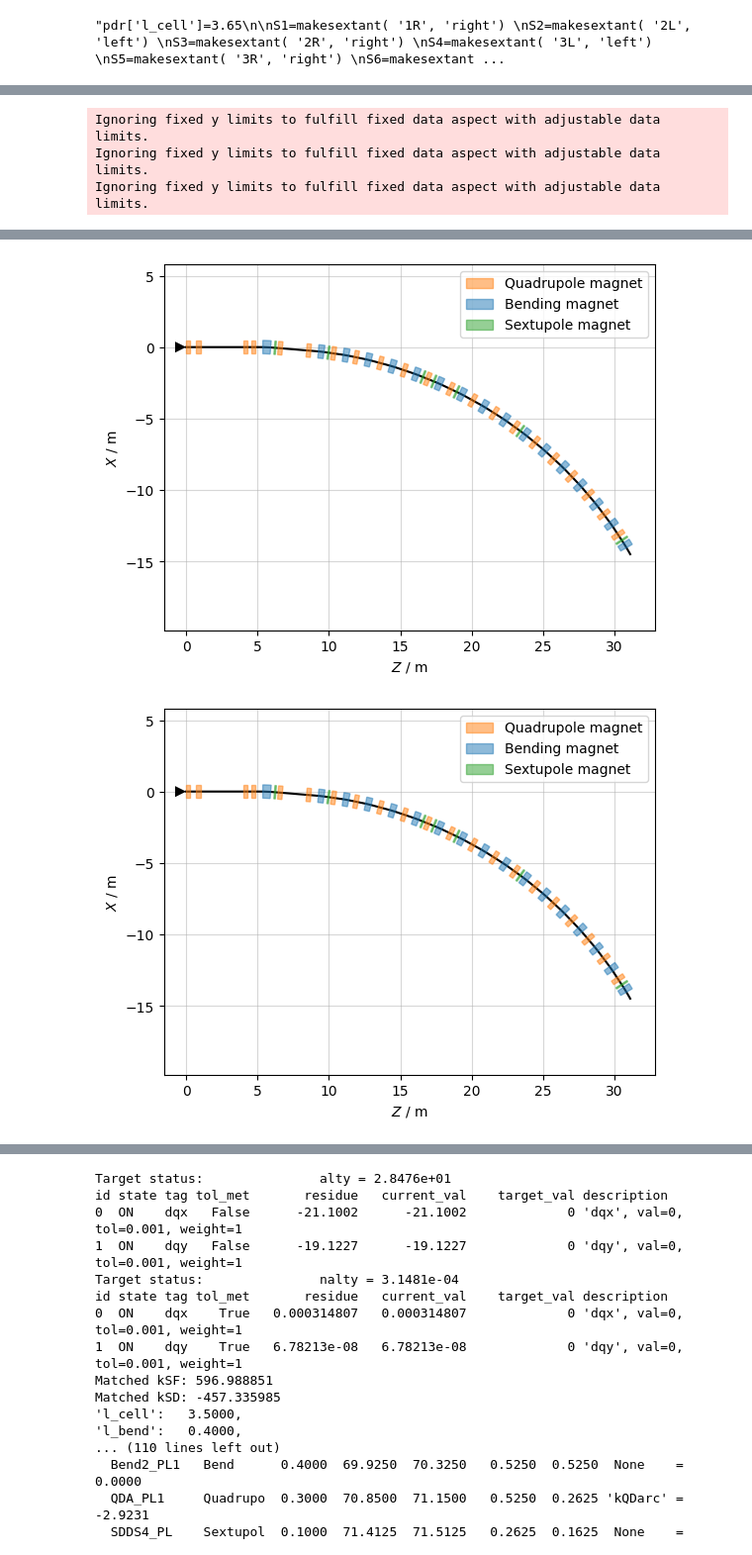
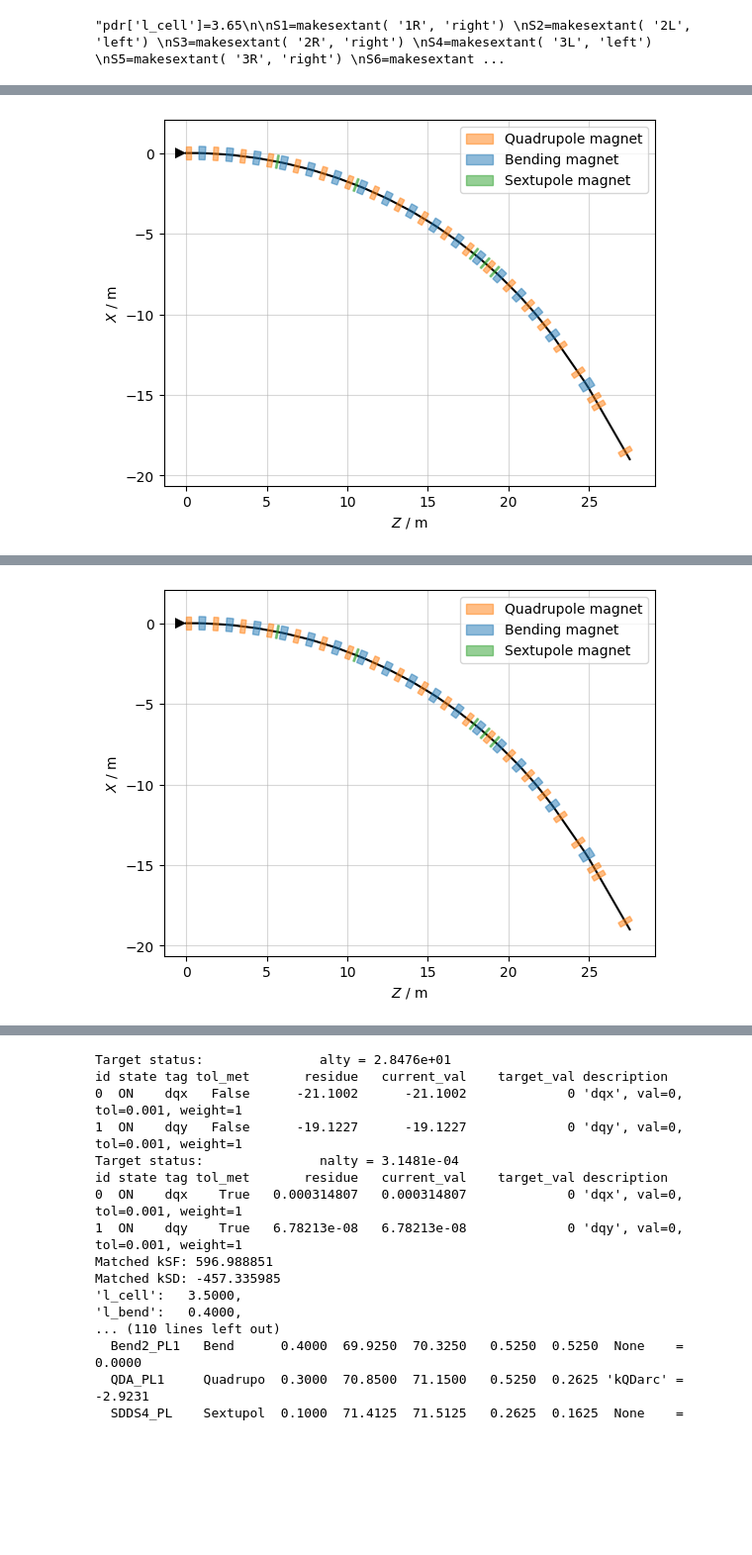
Before and after one commit to Maddie-jpg/polarizer-ring-studies, a Jupyter notebook: sextupole positioning workflow_design1.ipynb, the cells around one changed output, grey strips where cells are left out. Shown at 99% size. Cells and saved outputs as stored; diff of their text form; code cells hidden in the pictures; blank space fills up the shorter version.

```diff
--- a/sextupole positioning workflow_design1.ipynb
+++ b/sextupole positioning workflow_design1.ipynb
@@ -279,18 +276,16 @@ S6=makesextant( '1L', 'left'); S6.tag = '1L'
 right_sextants=[S1,S3,S5]
 for sextant in right_sextants:
     # 1. Define the inserts with unique names manually or using a list
-    tab1 = sextant.get_table()
+    tab = sextant.get_table()
 
-    # 2. Define your drift offset (e.g., half of l_drift)
-    # Since you're outside the function, you might need to use a number like 0.3
-    drift_offset=pdr['l_drift']/2
+
 
     name = sextant.tag
     inserts_R = [
         {'name': f'SFDS1_{name}', 'type': 'SFDS', 'at': 'l_drift/2', 'from': f'QFA_{name}2'},
         {'name': f'SFDS2_{name}', 'type': 'SFDS', 'at': 'l_drift/2', 'from': f'Bend2_{name}6'},
         {'name': f'SFDS3_{name}', 'type': 'SFDS', 'at': 'l_drift/2', 'from': f'QFA_{name}5'},
-        {'name': f'SFDS4_{name}', 'type': 'SFDS', 'at': 'l_drift/2', 'from': f'QFDS_{name}'},
+        #{'name': f'SFDS4_{name}', 'type': 'SFDS', 'at': 'l_drift/2', 'from': f'QFDS_{name}'},
         {'name': f'SDDS1_{name}', 'type': 'SDDS', 'at': 'l_drift/2', 'from': f'QDA_{name}2'},
         {'name': f'SDDS2_{name}', 'type': 'SDDS', 'at': 'l_drift/2', 'from': f'QDA_{name}6'},
         {'name': f'SDDS3_{name}', 'type': 'SDDS', 'at': 'l_drift/2', 'from': f'Bend2_{name}6'}
@@ -298,21 +293,27 @@ for sextant in right_sextants:
 
     for ins in inserts_R:
         anchor = ins['from']
+        row = tab.rows[anchor]
+
+        anchor_index=np.where(tab.name == anchor)[0][0]
+        drift_index = anchor_index + 1
+
+        pos_center = (tab.s[drift_index] + tab.s_end[drift_index]) / 2
 
         # Get the s-position of the anchor magnet from the table
         # tab1['s', anchor] gives the position of the START of the magnet
         # We add the magnet's length to get the position of its END
 
-        pos_at_end = tab1.rows[anchor].s_end[0]+drift_offset
+        #pos_at_end = tab1.rows[anchor].s_end[0]+drift_offset
 
         # We grab the element object from the environment (pdr.elements)
         sextant.insert_element(
             name=ins['name'],
             element=pdr.elements[ins['type']],
-            at_s=pos_at_end,
+            at_s=pos_center,
         )
     print('Successfully inserted for', sextant)
-    sextant.survey().plot
+    sextant.survey().plot()
     plt.show()
 
 left_sextants=[S2,S4,S6]
@@ -330,26 +331,30 @@ for sextant in left_sextants:
         {'name': f'SFDS2_{name}', 'type': 'SFDS', 'from': f'QFA_{name}4'},
         {'name': f'SDDS1_{name}', 'type': 'SDDS', 'from': f'QDA_{name}4'},
         {'name': f'SDDS2_{name}', 'type': 'SDDS', 'from': f'QDA_{name}6'},
-        {'name': f'SDDS3_{name}', 'type': 'SDDS', 'from': f'Bend2_{name}6'},
-        {'name': f'SDDS4_{name}', 'type': 'SDDS', 'from': f'QDA_{name}1'},
-        {'name': f'SDDS5_{name}', 'type': 'SDDS', 'from': f'Bend2_{name}8'}
+        #{'name': f'SDDS3_{name}', 'type': 'SDDS', 'from': f'Bend2_{name}6'},
+        #{'name': f'SDDS4_{name}', 'type': 'SDDS', 'from': f'QDA_{name}1'},
+       # {'name': f'SDDS5_{name}', 'type': 'SDDS', 'from': f'Bend2_{name}8'}
     ]
 
     for ins in inserts_L:
         anchor = ins['from']
+
         if anchor not in tab1.name:
-            print(f'Anchor {anchor} not found for sextant {name}')
-        # Get the s-position of the anchor magnet from the table
-        # tab1['s', anchor] gives the position of the START of the magnet
-        # We add the magnet's length to get the position of its END
+            print(f'Anchor{anchor} not found for sextant {name}')
 
-        pos_at_end = tab1.rows[anchor].s_end[0]+drift_offset
+        else:
+            row = tab.rows[anchor]
+
+            anchor_index=np.where(tab.name == anchor)[0][0]
+            drift_index = anchor_index + 1
+
+            pos_center = (tab.s[drift_index] + tab.s_end[drift_index]) / 2
 
         # We grab the element object from the environment (pdr.elements)
         sextant.insert_element(
             name=ins['name'],
             element=pdr.elements[ins['type']],
-            at_s=pos_at_end,
+            at_s=pos_center,
         )
     print('Successfully inserted for', sextant)
     sextant.survey().plot()
@@ -357,0 +363 @@ Successfully inserted for Line(mode=normal, 88 elements)
+[figure, new version]
@@ -358,0 +365 @@ Successfully inserted for Line(mode=normal, 88 elements)
+[figure, new version]
@@ -362,3 +368,0 @@ Successfully inserted for Line(mode=normal, 90 elements)
-Ignoring fixed y limits to fulfill fixed data aspect with adjustable data limits.
-Ignoring fixed y limits to fulfill fixed data aspect with adjustable data limits.
-Ignoring fixed y limits to fulfill fixed data aspect with adjustable data limits.
@@ -366,2 +368,0 @@ Successfully inserted for Line(mode=normal, 90 elements)
-[figure, old version]
-[figure, old version]
```
Also changed, not shown: parts of 7 cells of this notebook, 4 other files.
